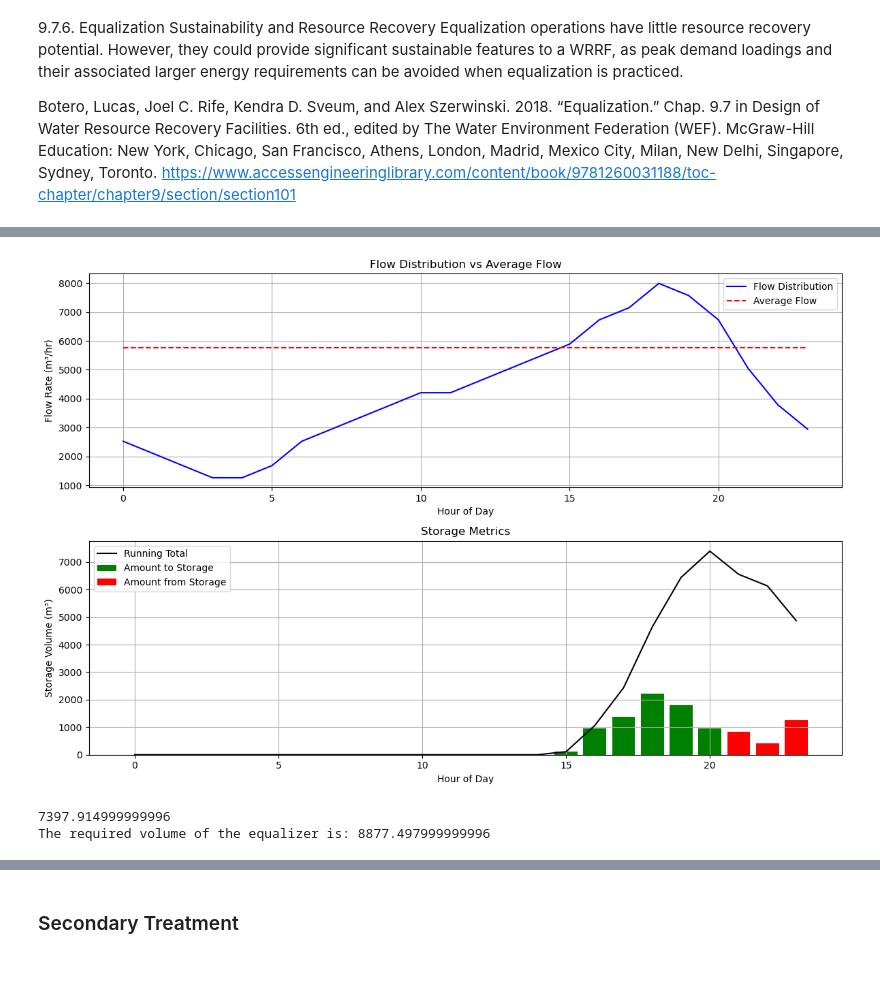
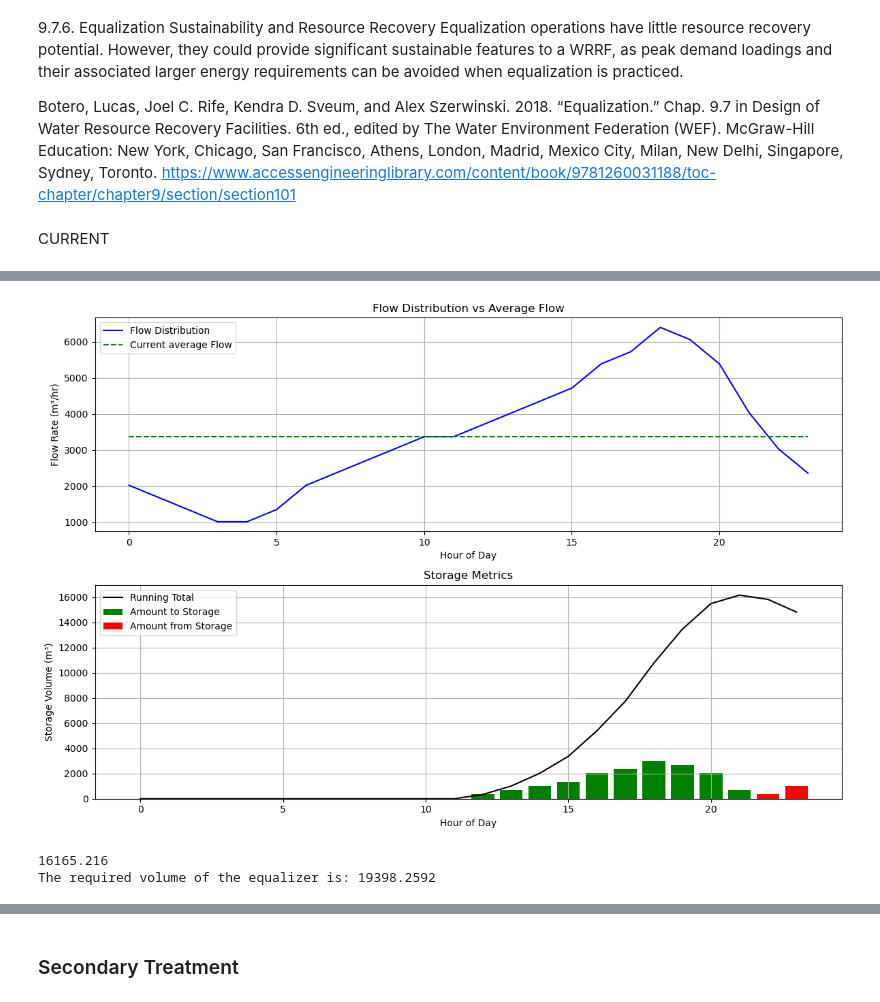
Before and after one commit to JMej0002/waterTreatmentProject2, a Jupyter notebook: Calculations/Group_10_Advance_water_treatment.ipynb, the cells around one changed output, grey strips where cells are left out. Drawn from its saved outputs; the diff is of its cells as text; code cells hidden in the pictures; blank space fills up the shorter version.

Commit message:
update calculation

```diff
--- a/Calculations/Group_10_Advance_water_treatment.ipynb
+++ b/Calculations/Group_10_Advance_water_treatment.ipynb
@@ -287,18 +287,20 @@ The velocity with a 50 percent blockage and the peak projected flow is: [0.44347
 Equalization operations have little resource recovery potential. However, they could provide significant sustainable features to a WRRF, as peak demand loadings and their associated larger energy requirements can be avoided when equalization is practiced.
 
 Botero, Lucas, Joel C. Rife, Kendra D. Sveum, and Alex Szerwinski. 2018. “Equalization.” Chap. 9.7 in Design of Water Resource Recovery Facilities. 6th ed., edited by The Water Environment Federation (WEF). McGraw-Hill Education: New York, Chicago, San Francisco, Athens, London, Madrid, Mexico City, Milan, New Delhi, Singapore, Sydney, Toronto. https://www.accessengineeringlibrary.com/content/book/9781260031188/toc-chapter/chapter9/section/section101
+# %% [markdown]
+CURRENT
 # %%
 import pandas as pd
 import numpy as np
 import matplotlib.pyplot as plt
 from IPython.display import display
 
-Q_new_peak = 138626.24  # m³/day, this becomes the new peak flow rate taken from the calculation of the primary treatment.
+Q_new_peak = Q_total_current_average  # m³/day, this becomes the new peak flow rate taken from the calculation of the primary treatment.
 
 # Create data for the table
 data = {
     'Time of Day': [f"{i} to {i+1}" for i in range(0, 24)],
-    'Q average flow (m³/hr)': [Q_total_projected_average/24] * 24,  # Constant average flow
+    'Q average current flow (m³/hr)': [Q_total_current_average/24] * 24,  # Constant average flow
     'Q new peak (m³/hr)': [Q_new_peak/24] * 24,  # Constant average flow
 }
 
@@ -310,12 +312,12 @@ flow_coefficients = [
     1.6, 1.7, 1.9, 1.8, 1.6, 1.2, 0.9, 0.7
 ]
 # Calculate actual flow values by multiplying coefficients by the average
-flow_values = [coef * Q_total_projected_average/24 for coef in flow_coefficients]
-data['Flow distribution Q (m³/hr)'] = flow_values[:24]
+flow_values_current = [coef * Q_total_current_average/24 for coef in flow_coefficients]
+data['Flow distribution current Q (m³/hr)'] = flow_values_current[:24]
 
 # Calculate the difference
-data['Difference (Flow-Q new peak) (m³/hr)'] = [q - data['Q new peak (m³/hr)'][0] for q in data['Flow distribution Q (m³/hr)']]
-data['Difference (Flow-Qavg) (m³/hr)'] = [q - data['Q average flow (m³/hr)'][0] for q in data['Flow distribution Q (m³/hr)']]
+data['Difference (Flow current-Q new peak) (m³/hr)'] = [q - data['Q new peak (m³/hr)'][0] for q in data['Flow distribution current Q (m³/hr)']]
+data['Difference (Flow current-Qavg) (m³/hr)'] = [q - data['Q average current flow (m³/hr)'][0] for q in data['Flow distribution current Q (m³/hr)']]
 
 # Initialize storage calculations
 data['Amount to Storage (m³)'] = [0] * 24
@@ -325,8 +327,8 @@ data['Running Total in Storage (m³)'] = [0] * 24
 # Calculate storage values
 running_total = 0
 for i in range(24):
-    diff1 = data['Difference (Flow-Q new peak) (m³/hr)'][i]
-    diff2 = data['Difference (Flow-Qavg) (m³/hr)'][i]
+    diff1 = data['Difference (Flow current-Q new peak) (m³/hr)'][i]
+    diff2 = data['Difference (Flow current-Qavg) (m³/hr)'][i]
 
     # If flow > avg, we add to storage
     if diff2 > 0 and diff1 > 0:
@@ -391,8 +393,8 @@ plt.figure(figsize=(12, 8))
 
 # Plot flow distribution vs average flow
 plt.subplot(2, 1, 1)
-plt.plot(range(24), df['Flow distribution Q (m³/hr)'], 'b-', label='Flow Distribution')
-plt.plot(range(24), df['Q new peak (m³/hr)'], 'r--', label='Average Flow')
+plt.plot(range(24), df['Flow distribution current Q (m³/hr)'], 'b-', label='Flow Distribution')
+plt.plot(range(24), df['Q average current flow (m³/hr)'], 'g--', label='Current average Flow')
 plt.xlabel('Hour of Day')
 plt.ylabel('Flow Rate (m³/hr)')
 plt.title('Flow Distribution vs Average Flow')
@@ -441,3 +443,3 @@ print ('The required volume of the equalizer is: '+str(required_volume_equalizer
-[figure, old version]
+[figure, new version]
-7397.914999999996
-The required volume of the equalizer is: 8877.497999999996
+16165.216
+The required volume of the equalizer is: 19398.2592
```
Also changed, not shown: parts of 9 cells of this notebook, 1 other file.
